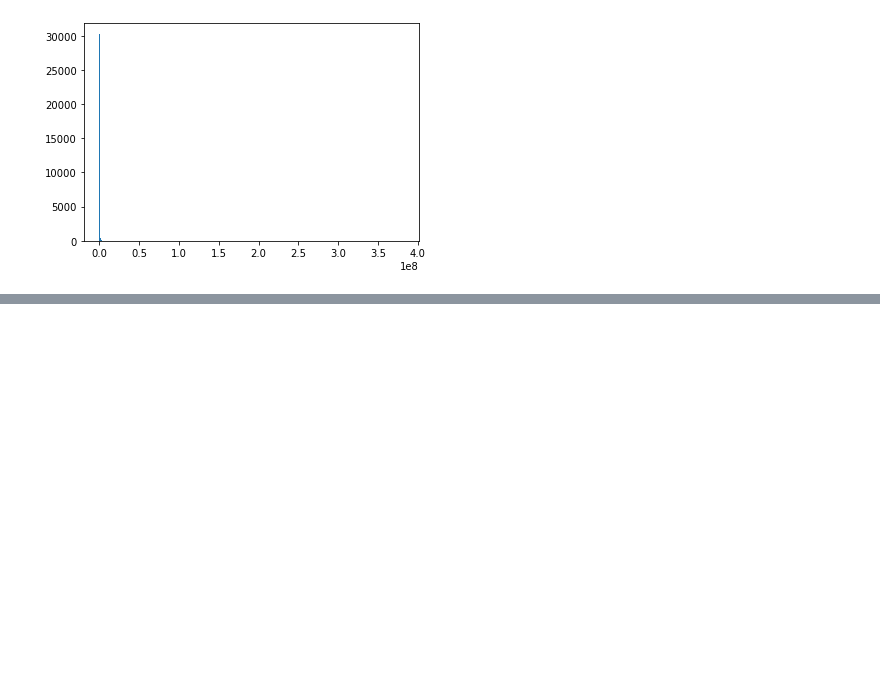
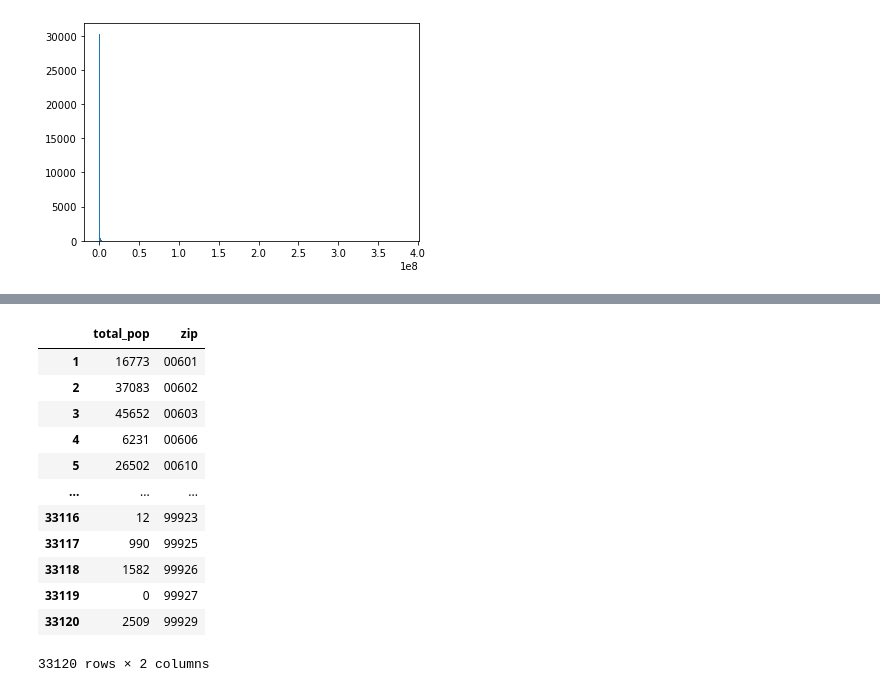
Before and after one commit to jhancuch/sba-loan-credit-analysis, a Jupyter notebook: eda/eda_census_data.ipynb, the cells around one changed output, grey strips where cells are left out. Saved outputs shown, nothing was run; the diff lists cells and outputs as text; code cells hidden in the pictures; blank space fills up the shorter version.

```diff
--- a/eda/eda_census_data.ipynb
+++ b/eda/eda_census_data.ipynb
@@ -128,0 +170,16 @@ bp_zip_2['annual_payroll_1000s'].hist(bins=1000, grid=False)
+# %%
+tot_pop2
+# %% [output]
+|  | total_pop | zip |
+| 1 | 16773 | 00601 |
+| 2 | 37083 | 00602 |
+| 3 | 45652 | 00603 |
+| 4 | 6231 | 00606 |
+| 5 | 26502 | 00610 |
+| ... | ... | ... |
+| 33116 | 12 | 99923 |
+| 33117 | 990 | 99925 |
+| 33118 | 1582 | 99926 |
+| 33119 | 0 | 99927 |
+| 33120 | 2509 | 99929 |
+33120 rows × 2 columns
```
Also changed, not shown: parts of 11 cells of this notebook.
